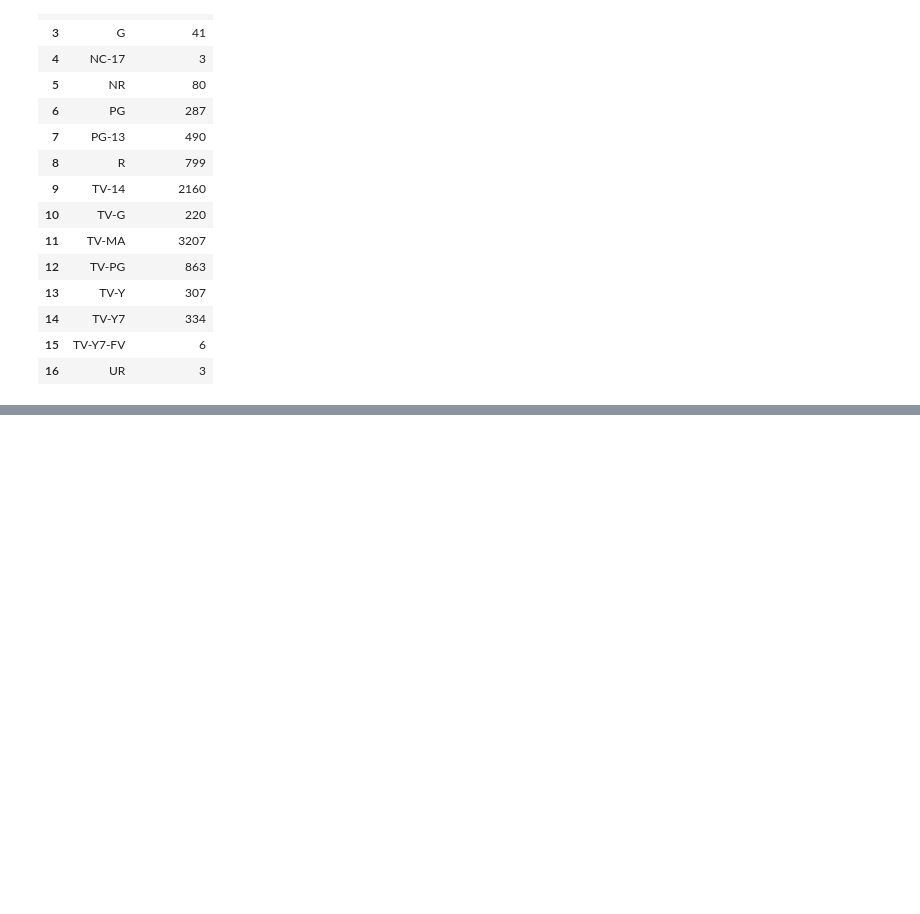
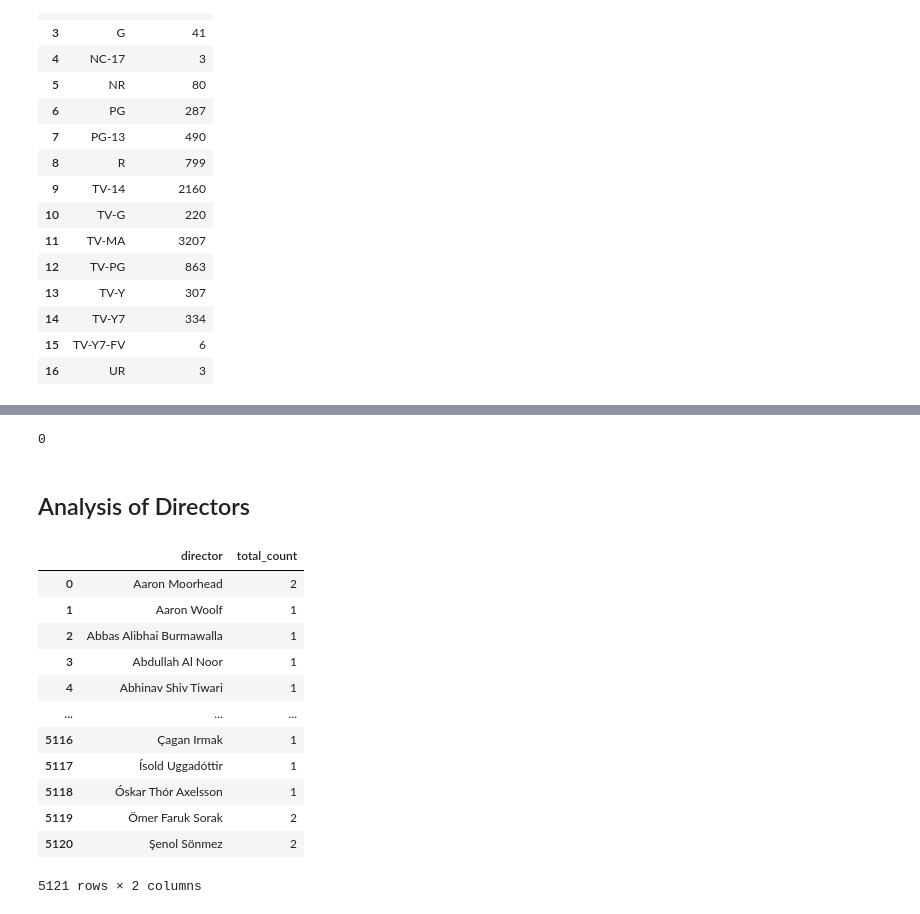
Before and after one commit to weedu34/Netflix_Analysis, a Jupyter notebook: data_analysis.ipynb, the cells around one changed output, grey strips where cells are left out. Cells and saved outputs as stored; diff of their text form; code cells hidden in the pictures; blank space fills up the shorter version.

Commit message:
data_analysis file updated

```diff
--- a/data_analysis.ipynb
+++ b/data_analysis.ipynb
@@ -70,0 +90,27 @@ dtype: int64
+# %%
+df['director'].isnull().sum() ## checking Nan value in director column
+# %% [output]
+0
+# %% [markdown]
+## Analysis of Directors
+# %%
+directors_list = pd.DataFrame()
+directors_list = df['director'].str.split(',', expand=True).stack()
+directors_list = directors_list.to_frame()
+directors_list.columns = ['director']
+directors = directors_list.groupby(['director']).size().reset_index(name='total_count')
+directors
+# %% [output]
+|  | director | total_count |
+| 0 | Aaron Moorhead | 2 |
+| 1 | Aaron Woolf | 1 |
+| 2 | Abbas Alibhai Burmawalla | 1 |
+| 3 | Abdullah Al Noor | 1 |
+| 4 | Abhinav Shiv Tiwari | 1 |
+| ... | ... | ... |
+| 5116 | Çagan Irmak | 1 |
+| 5117 | Ísold Uggadóttir | 1 |
+| 5118 | Óskar Thór Axelsson | 1 |
+| 5119 | Ömer Faruk Sorak | 2 |
+| 5120 | Şenol Sönmez | 2 |
+5121 rows × 2 columns
```
Also changed, not shown: parts of 25 cells of this notebook.
